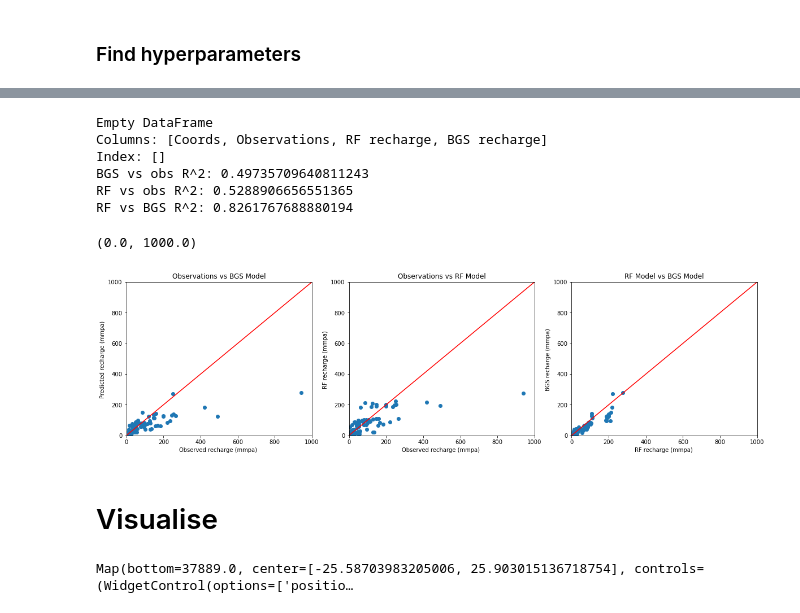
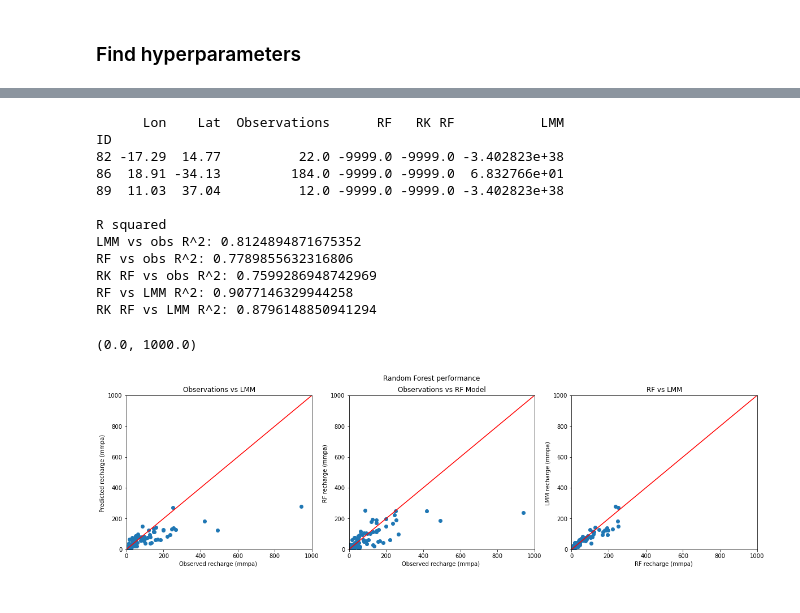
Before and after one commit to pazolka/rf-groundwater-recharge-africa, a Jupyter notebook: RF_map_01.ipynb, the cells around one changed output, grey strips where cells are left out. Saved outputs shown, nothing was run; the diff lists cells and outputs as text; code cells hidden in the pictures.

Commit message:
random forest with residual kriging + tidying up

```diff
--- a/RF_map_01.ipynb
+++ b/RF_map_01.ipynb
@@ -201,12 +277,17 @@ Variable: LTA_PET_mm           Importance: 0.02
 point_coords = [(i,j) for (i,j) in zip(file['Long'], file['Lat'])]
 obs = file['Recharge_mmpa']
 rf_rech_src = rasterio.open('High_res_data_01/RF_recharge_01.tif')
+rk_rf_rech_src = rasterio.open('High_res_data_01/RK_RF_recharge_01.tif')
 bgs_rech_src = rasterio.open('139265/Africa_Recharge_Map/Africa_recharge.tif')
+
 rf_rech_samples = [item for sublist in list(rf_rech_src.sample(point_coords, indexes=1)) for item in sublist]
+rk_rf_rech_samples = [item for sublist in list(rk_rf_rech_src.sample(point_coords, indexes=1)) for item in sublist]
 bgs_rech_samples = [item for sublist in list(bgs_rech_src.sample(point_coords)) for item in sublist]
 
-summary = pd.DataFrame({'Coords': point_coords, 'Observations': obs, 'RF recharge': rf_rech_samples,
-              'BGS recharge': bgs_rech_samples})
+summary = pd.DataFrame({'Lon': file['Long'], 'Lat': file['Lat'], 'Observations': obs, 'RF': rf_rech_samples,
+                        'RK RF': rk_rf_rech_samples,'LMM': bgs_rech_samples})
 
+summary.index.names = ['ID']
+summary.index += 1
 print(summary)
 # %% [output]
@@ -227,46 +309,56 @@ print(summary)
 # %%
 # problem: some observations are outside of the domain!
-print(summary[(summary['BGS recharge'] < 0) | (summary['RF recharge'] < 0)])
+print(summary[(summary['LMM'] < 0) | (summary['RF'] < 0)])
 # ignore these point for now
-summary = summary[(summary['BGS recharge'] >= 0) & (summary['RF recharge'] >= 0)]
-print('BGS vs obs R^2:', metrics.r2_score(summary['Observations'], summary['BGS recharge']))
-print('RF vs obs R^2:', metrics.r2_score(summary['Observations'], summary['RF recharge']))
-print('RF vs BGS R^2:', metrics.r2_score(summary['RF recharge'], summary['BGS recharge']))
+summary = summary[(summary['LMM'] >= 0) & (summary['RF'] >= 0)]
+
+print('\nR squared')
+print('LMM vs obs R^2:', metrics.r2_score(np.log10(summary['Observations'].values), np.log10(summary['LMM'].values)))
+print('RF vs obs R^2:', metrics.r2_score(np.log10(summary['Observations'].values), np.log10(summary['RF'].values)))
+print('RK RF vs obs R^2:', metrics.r2_score(np.log10(summary['Observations'].values), np.log10(summary['RK RF'].values)))
+
+print('RF vs LMM R^2:', metrics.r2_score(np.log10(summary['RF'].values), np.log10(summary['LMM'].values)))
+print('RK RF vs LMM R^2:', metrics.r2_score(np.log10(summary['RK RF'].values), np.log10(summary['LMM'].values)))
 # %% [output]
-Empty DataFrame
-Columns: [Coords, Observations, RF recharge, BGS recharge]
-Index: []
-BGS vs obs R^2: 0.49735709640811243
-RF vs obs R^2: 0.5288906656551365
-RF vs BGS R^2: 0.8261767688880194
+      Lon    Lat  Observations      RF   RK RF           LMM
+ID
+82 -17.29  14.77          22.0 -9999.0 -9999.0 -3.402823e+38
+86  18.91 -34.13         184.0 -9999.0 -9999.0  6.832766e+01
+89  11.03  37.04          12.0 -9999.0 -9999.0 -3.402823e+38
+
+R squared
+LMM vs obs R^2: 0.8124894871675352
+RF vs obs R^2: 0.7789855632316806
+RK RF vs obs R^2: 0.7599286948742969
+RF vs LMM R^2: 0.9077146329944258
+RK RF vs LMM R^2: 0.8796148850941294
 # %%
 fig, axs = plt.subplots(1,3,figsize=(20,5))
+fig.suptitle('Random Forest performance')
 axs = axs.flatten()
-axs[0].plot(summary['Observations'], summary['BGS recharge'],marker='o',linestyle='')
+axs[0].plot(summary['Observations'], summary['LMM'],marker='o',linestyle='')
 axs[0].plot(range(0,1000), range(0,1000), 'r')
 axs[0].set_xlabel('Observed recharge (mmpa) ')
 axs[0].set_ylabel('Predicted recharge (mmpa) ')
 axs[0].set_xlim([0,1000])
-axs[0].set_title('Observations vs BGS Model')
+axs[0].set_title('Observations vs LMM')
 axs[0].set_ylim([0,1000])
 
-axs[1].plot(summary['Observations'], summary['RF recharge'],marker='o',linestyle='')
+axs[1].plot(summary['Observations'], summary['RF'],marker='o',linestyle='')
 axs[1].plot(range(0,1000), range(0,1000), 'r')
 axs[1].set_xlabel('Observed recharge (mmpa) ')
 axs[1].set_ylabel('RF recharge (mmpa) ')
 axs[1].set_xlim([0,1000])
 axs[1].set_title('Observations vs RF Model')
 axs[1].set_ylim([0,1000])
 
-axs[2].plot(summary['RF recharge'], summary['BGS recharge'],marker='o',linestyle='')
+axs[2].plot(summary['RF'], summary['LMM'],marker='o',linestyle='')
 axs[2].plot(range(0,1000), range(0,1000), 'r')
 axs[2].set_xlabel('RF recharge (mmpa) ')
-axs[2].set_ylabel('BGS recharge (mmpa) ')
+axs[2].set_ylabel('LMM recharge (mmpa) ')
 axs[2].set_xlim([0,1000])
-axs[2].set_title('RF Model vs BGS Model')
+axs[2].set_title('RF vs LMM')
 axs[2].set_ylim([0,1000])
 # %% [output]
 (0.0, 1000.0)
-[figure, old version]
+[figure, new version]
-# %% [markdown]
-# Visualise
@@ -324,4 +364,0 @@ Map.add_raster('High_res_data_01/RF_recharge_01.tif', colormap='Spectral', bands
-# %%
-Map
-# %% [output]
-Map(bottom=37889.0, center=[-25.58703983205006, 25.903015136718754], controls=(WidgetControl(options=['positio…
```
Also changed, not shown: parts of 31 cells of this notebook, 11 other files.
